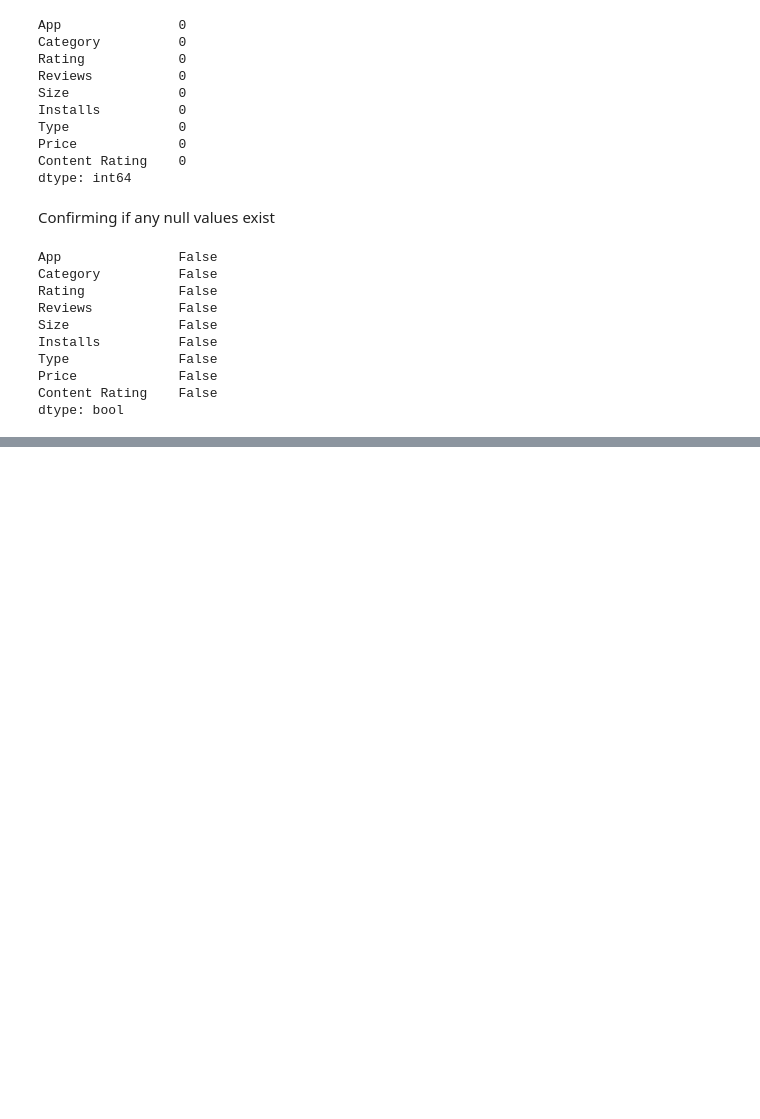
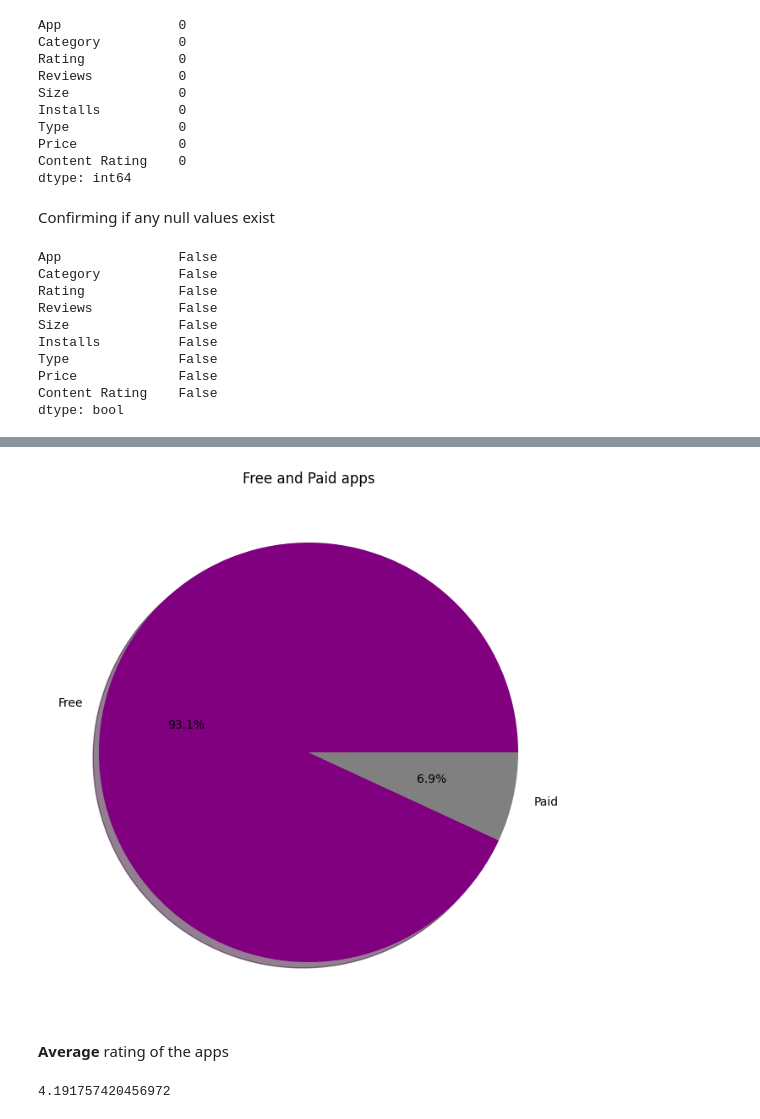
Before and after one commit to 31AKASh07/Playstore-App-analysis, a Jupyter notebook: PLAYSTORE.ipynb, the cells around one changed output, grey strips where cells are left out. Drawn from its saved outputs; the diff is of its cells as text; code cells hidden in the pictures; blank space fills up the shorter version.

```diff
--- a/PLAYSTORE.ipynb
+++ b/PLAYSTORE.ipynb
@@ -184,0 +183,15 @@ array(['0', '$4.99', '$3.99', '$6.99', '$1.49', '$2.99', '$7.99', '$5.99',
+# %%
+App_Type=["Free","Paid"]
+plt.figure(figsize=(8,10))
+plt.title('Free and Paid apps')
+no_of_apps=[8715,645]
+plt.pie(no_of_apps,colors=['Purple','grey'],labels=(App_Type), shadow=True,autopct="%2.1f%%",)
+plt.show()
+# %% [output]
+[figure, added]
+# %% [markdown]
+**Average** rating of the apps
+# %%
+PSD['Rating'].mean()
+# %% [output]
+4.191757420456972
```
Also changed, not shown: parts of 22 cells of this notebook.
